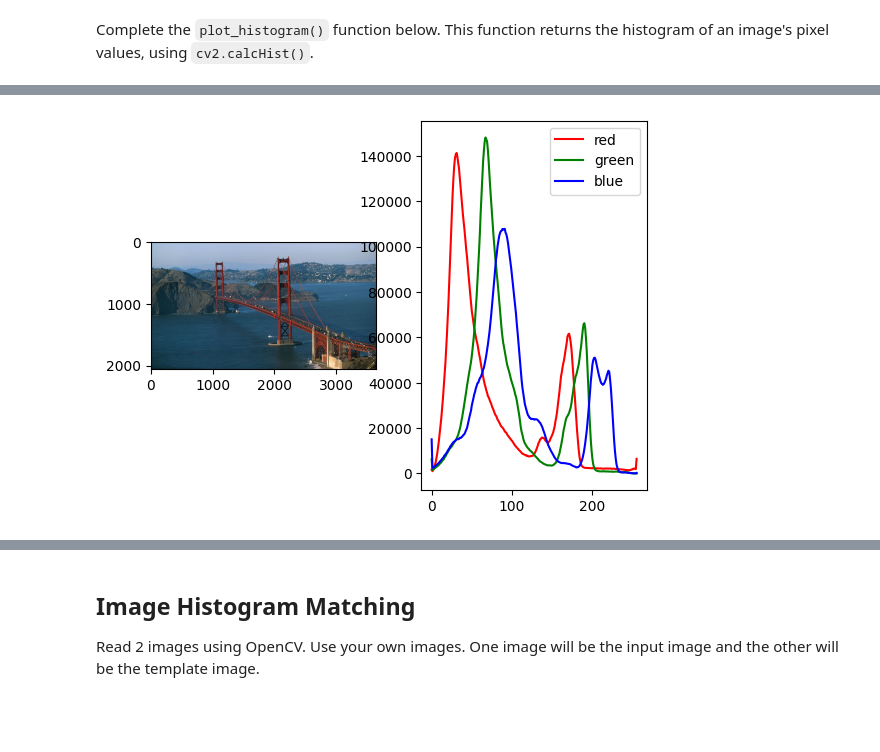
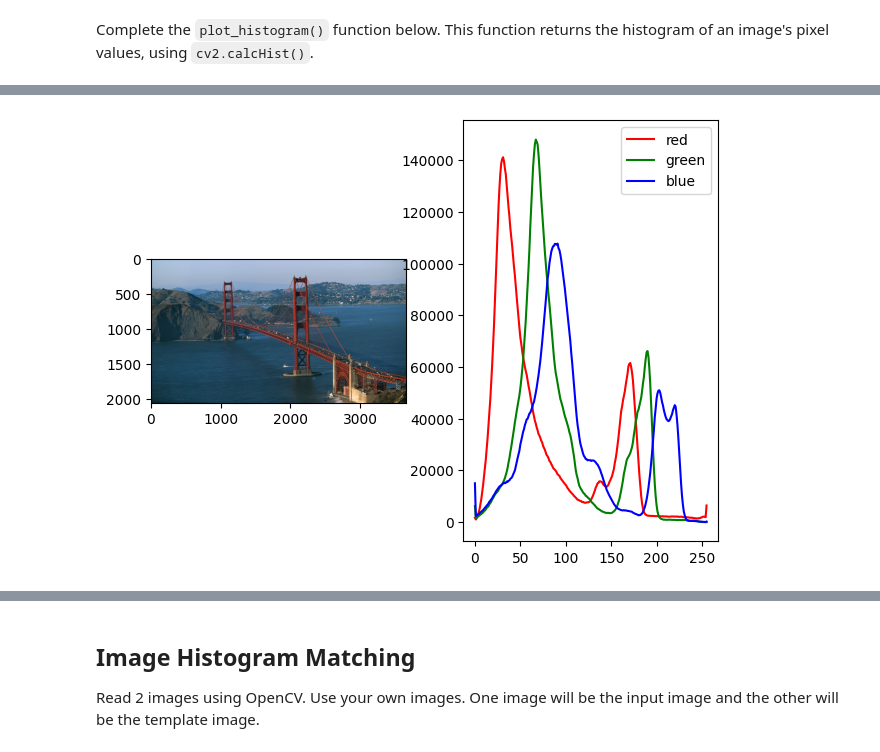
Before and after one commit to Digital-Image-Processing-Laboratory/image_processing-2024, a Jupyter notebook: Lab2_Image-Enhancement/Lab2_2_Image-Enhancement-with-Statistical-Operation.ipynb, the cells around one changed output, grey strips where cells are left out. Saved outputs shown, nothing was run; the diff lists cells and outputs as text; code cells hidden in the pictures; blank space fills up the shorter version.

```diff
--- a/Lab2_Image-Enhancement/Lab2_2_Image-Enhancement-with-Statistical-Operation.ipynb
+++ b/Lab2_Image-Enhancement/Lab2_2_Image-Enhancement-with-Statistical-Operation.ipynb
@@ -52,25 +52,26 @@ Display the output like the reference image below using subplot, where the first
 # %%
 ### START CODE HERE ###
 
 
 fig, axs = plt.subplots(1, 2)
 
 # fig.figsize = [20, 20]
 # print(fig.available())
+fig.tight_layout()
 axs[0].imshow(img)
 hists = plot_histogram(img)
 colors = ['red', 'green', 'blue']
 i = 0
 for hist in hists:
 	plt.plot(hist, color=colors[i])
 	i += 1
 plt.legend(colors)
 plt.show()
 
 
 ### END CODE HERE ###
 # %% [output]
-[figure, old version]
+[figure, new version]
 # %% [markdown]
 Now let's equalize the histogram of all channel using `cv2.equalizeHistogram()`<br/>
 Display the output like the reference image below using subplot, where the first plot is the image and the second plot is the histogram of each channel that that has been equalized.
```
Also changed, not shown: parts of 2 cells of this notebook, 2 other files.
